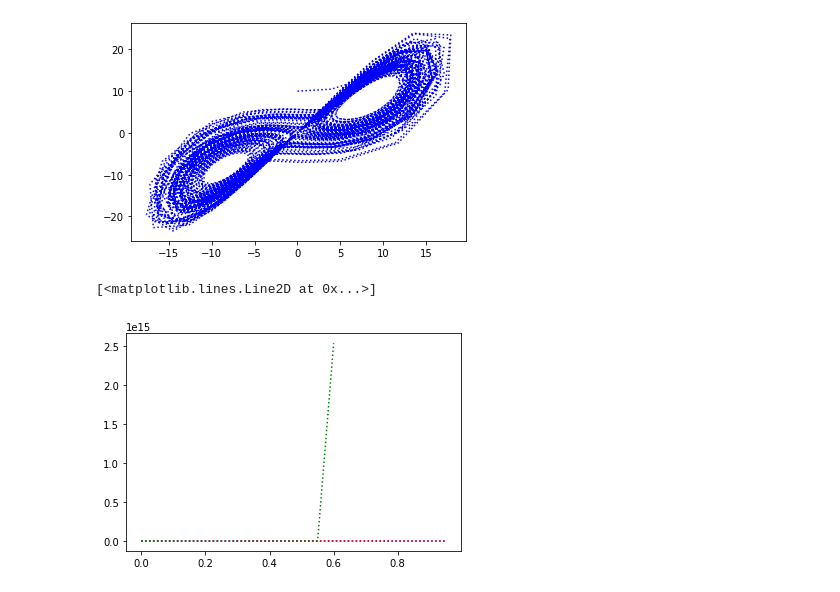
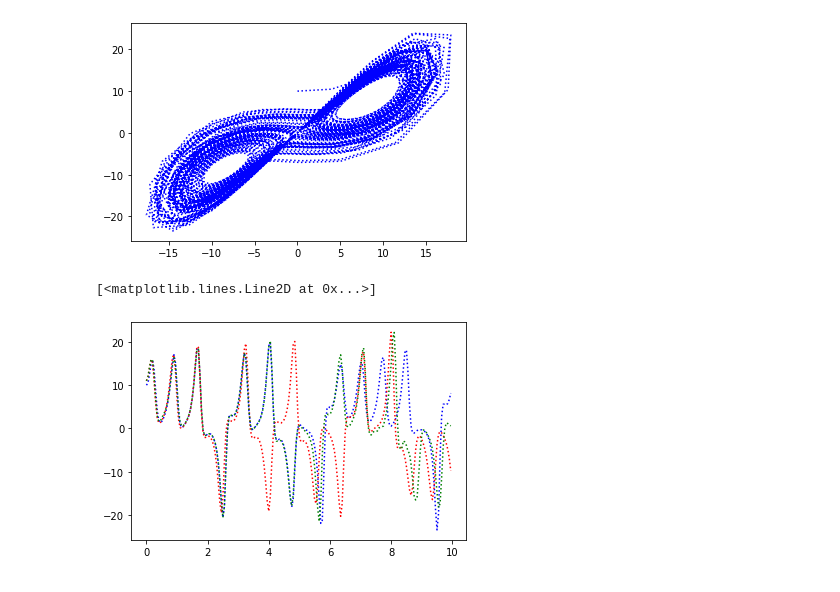
Before and after one commit to Toyo-Daichi/DA_basic, a Jupyter notebook: output/Lorenz63_quickview.ipynb, the cells around one changed output. Saved outputs shown, nothing was run; the diff lists cells and outputs as text; code cells hidden in the pictures.

```diff
--- a/output/Lorenz63_quickview.ipynb
+++ b/output/Lorenz63_quickview.ipynb
@@ -43,9 +43,9 @@ ax.plot(x_true[:], y_true[:], 'b:', label='True')
 # %%
 fig = plt.figure()
 ax = fig.add_subplot(1,1,1)
-ax.plot(timestep[:20], y_true[:20], 'b:', label='True')
-ax.plot(timestep[:20], y_sim[:20], 'r:', label='Sim')
-ax.plot(timestep[:20], y_da[:20], 'g:', label='Sim')
+ax.plot(timestep[:200], y_true[:200], 'b:', label='True')
+ax.plot(timestep[:200], y_sim[:200], 'r:', label='Sim')
+ax.plot(timestep[:200], y_da[:200], 'g:', label='Sim')
 # %% [output]
 [<matplotlib.lines.Line2D at 0x...>]
-[figure, old version]
+[figure, new version]
```
Also changed, not shown: parts of 1 cell of this notebook, 3 other files.
